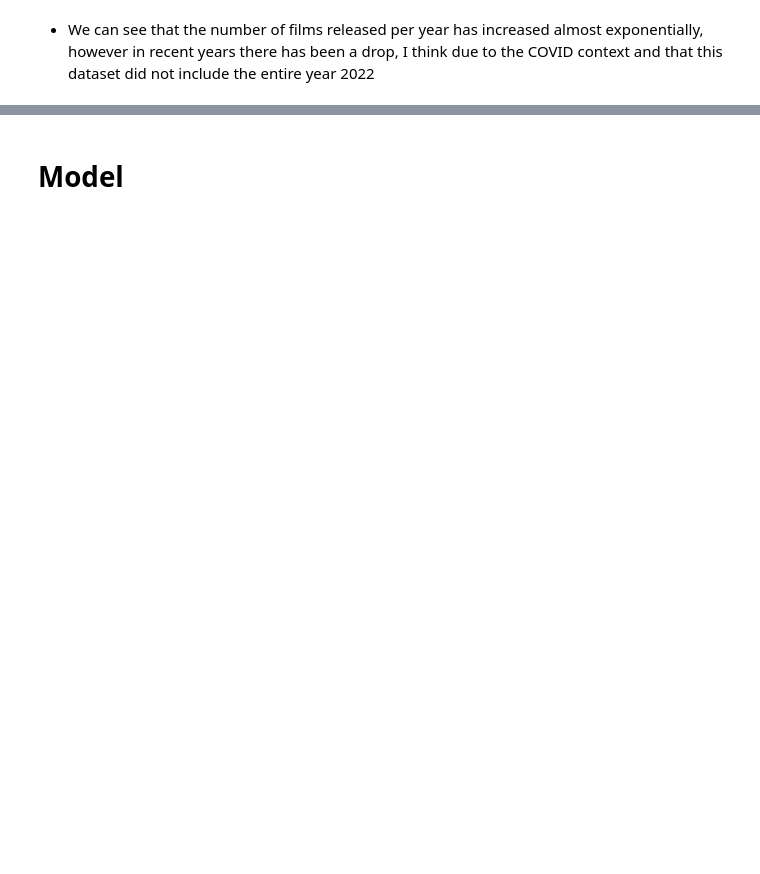
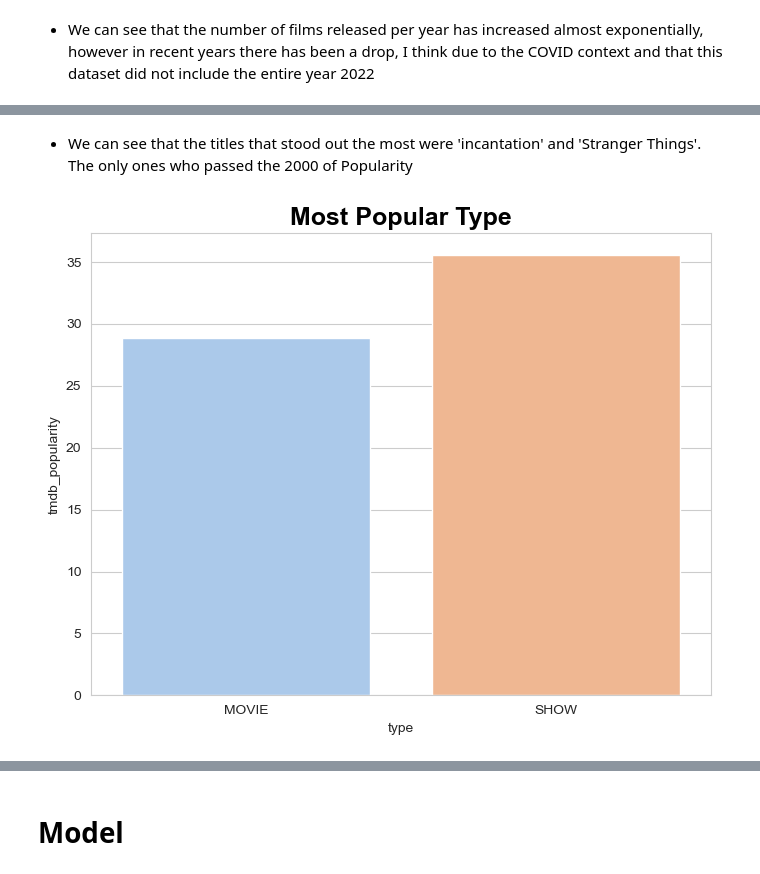
Before and after one commit to leonardoccarv/NetflixClustering, a Jupyter notebook: NetflixRecommendation.ipynb, the cells around one changed output, grey strips where cells are left out. Cells and saved outputs as stored; diff of their text form; code cells hidden in the pictures; blank space fills up the shorter version.

```diff
--- a/NetflixRecommendation.ipynb
+++ b/NetflixRecommendation.ipynb
@@ -284,0 +303,12 @@ plt.show()
+# %% [markdown]
+- We can see that the titles that stood out the most were 'incantation' and 'Stranger Things'. The only ones who passed the 2000 of Popularity
+# %%
+ax3 = df.groupby('type', as_index=False)['tmdb_popularity'].mean()
+
+plt.figure(figsize=(8,6))
+sns.barplot(data=ax3, x='type', y='tmdb_popularity', palette='pastel')
+plt.title('Most Popular Type', fontsize=18, weight=600, color='black')
+
+plt.show()
+# %% [output]
+[figure, added]
```
Also changed, not shown: parts of 17 cells of this notebook.
